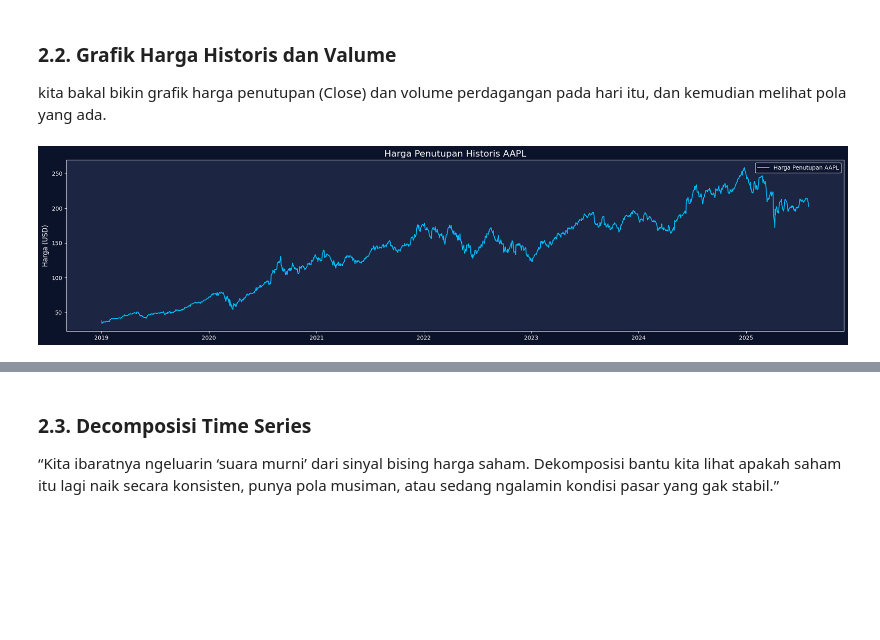
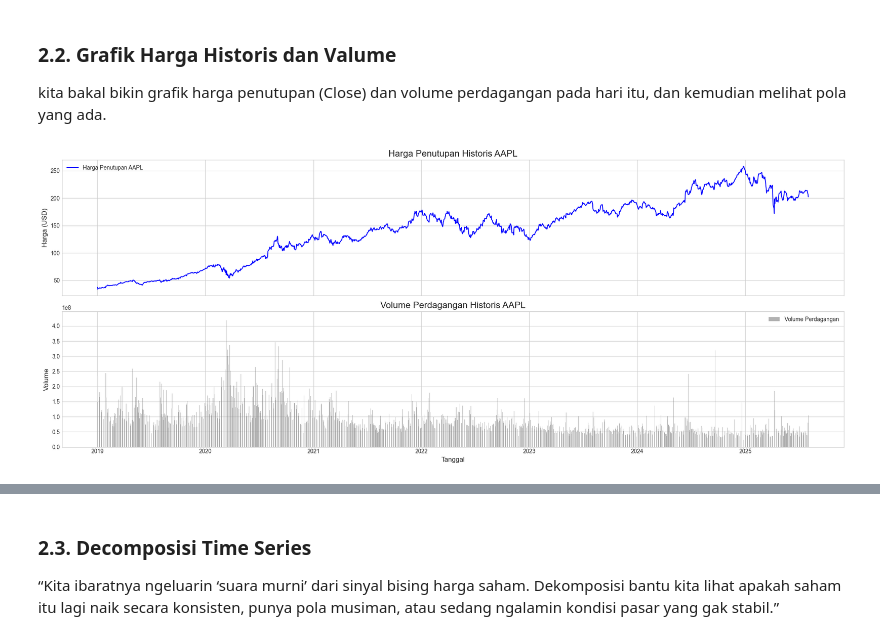
Before and after one commit to Ryanakml/Stock-Price-Predictor, a Jupyter notebook: stock_predictor.ipynb, the cells around one changed output, grey strips where cells are left out. Cells and saved outputs as stored; diff of their text form; code cells hidden in the pictures; blank space fills up the shorter version.

```diff
--- a/stock_predictor.ipynb
+++ b/stock_predictor.ipynb
@@ -53,7 +53,7 @@ from sklearn.pipeline import Pipeline
 from sklearn.base import BaseEstimator, TransformerMixin
 
 # Set style background ungu gelap
-plt.style.use('dark_background')
+plt.style.use('seaborn-v0_8-whitegrid')
 plt.rcParams['figure.figsize'] = (15, 7)
 
 print("Semua library berhasil di-import.")
@@ -171,18 +167,26 @@ lucky me gaada missing value, lets just move on
 
 kita bakal bikin grafik harga penutupan (Close) dan volume perdagangan pada hari itu, dan kemudian melihat pola yang ada.
 # %%
-fig, ax1 = plt.subplots(figsize=(20, 5)); fig.patch.set_facecolor('#0b132b'); ax1.set_facecolor('#1c2541')
+# Membuat plot untuk harga penutupan dan volume perdagangan
+fig, (ax1, ax2) = plt.subplots(2, 1, figsize=(20, 8), sharex=True)
 
-ax1.plot(data['Close'], label='Harga Penutupan AAPL', color='#00bfff')
-ax1.set_title(f'Harga Penutupan Historis {ticker}', fontsize=16, color='white')
-ax1.set_ylabel('Harga (USD)', fontsize=12, color='white')
-ax1.legend(facecolor='#0b132b', edgecolor='white')
+# Plot Harga Penutupan (Close)
+ax1.plot(data['Close'], label='Harga Penutupan AAPL', color='blue')
+ax1.set_title(f'Harga Penutupan Historis {ticker}', fontsize=16)
+ax1.set_ylabel('Harga (USD)', fontsize=12)
+ax1.legend()
 
-ax1.tick_params(colors='white')
-for spine in ax1.spines.values(): spine.set_color('white')
-plt.tight_layout(); plt.show()
+# Plot Volume Perdagangan
+ax2.bar(data.index, data['Volume'], label='Volume Perdagangan', color='gray', alpha=0.6)
+ax2.set_title(f'Volume Perdagangan Historis {ticker}', fontsize=16)
+ax2.set_ylabel('Volume', fontsize=12)
+ax2.set_xlabel('Tanggal', fontsize=12)
+ax2.legend()
+
+plt.tight_layout()
+plt.show()
 # %% [output]
-[figure, old version]
+[figure, new version]
 # %% [markdown]
 **Analisis :**
 
```
Also changed, not shown: parts of 5 cells of this notebook.
